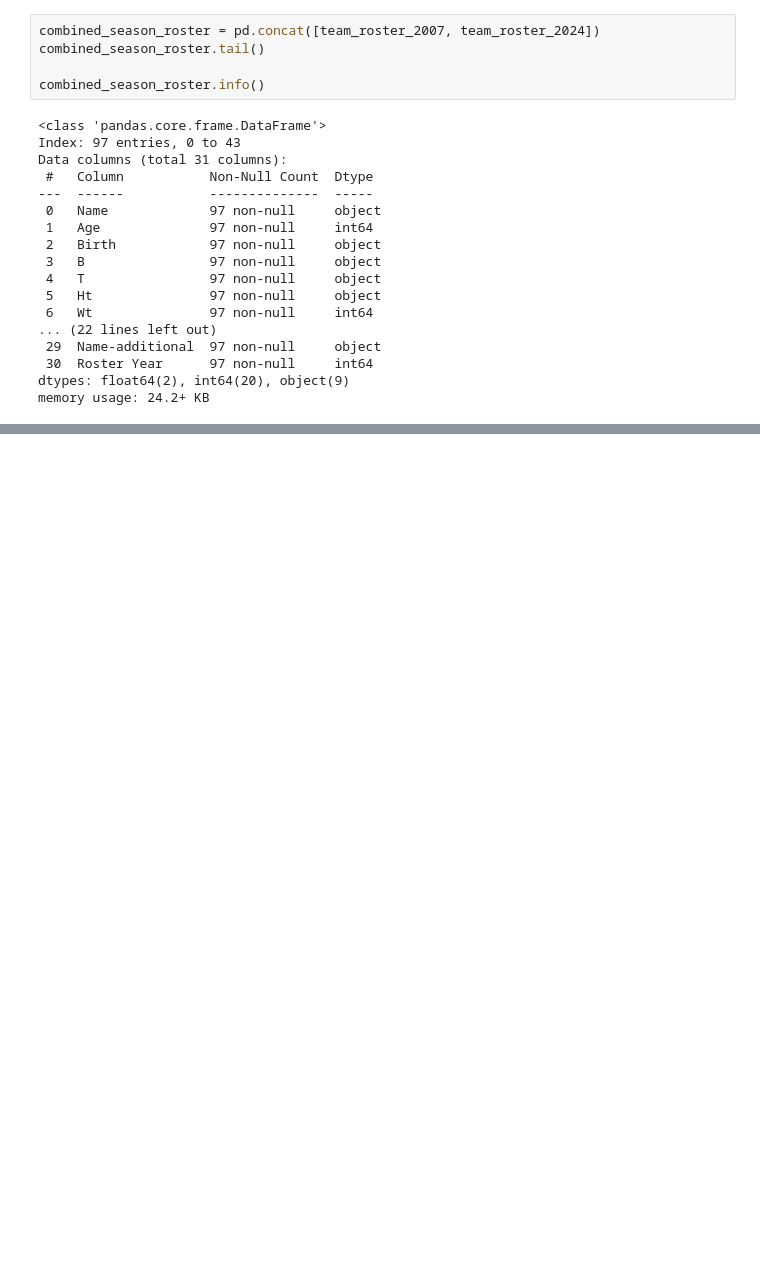
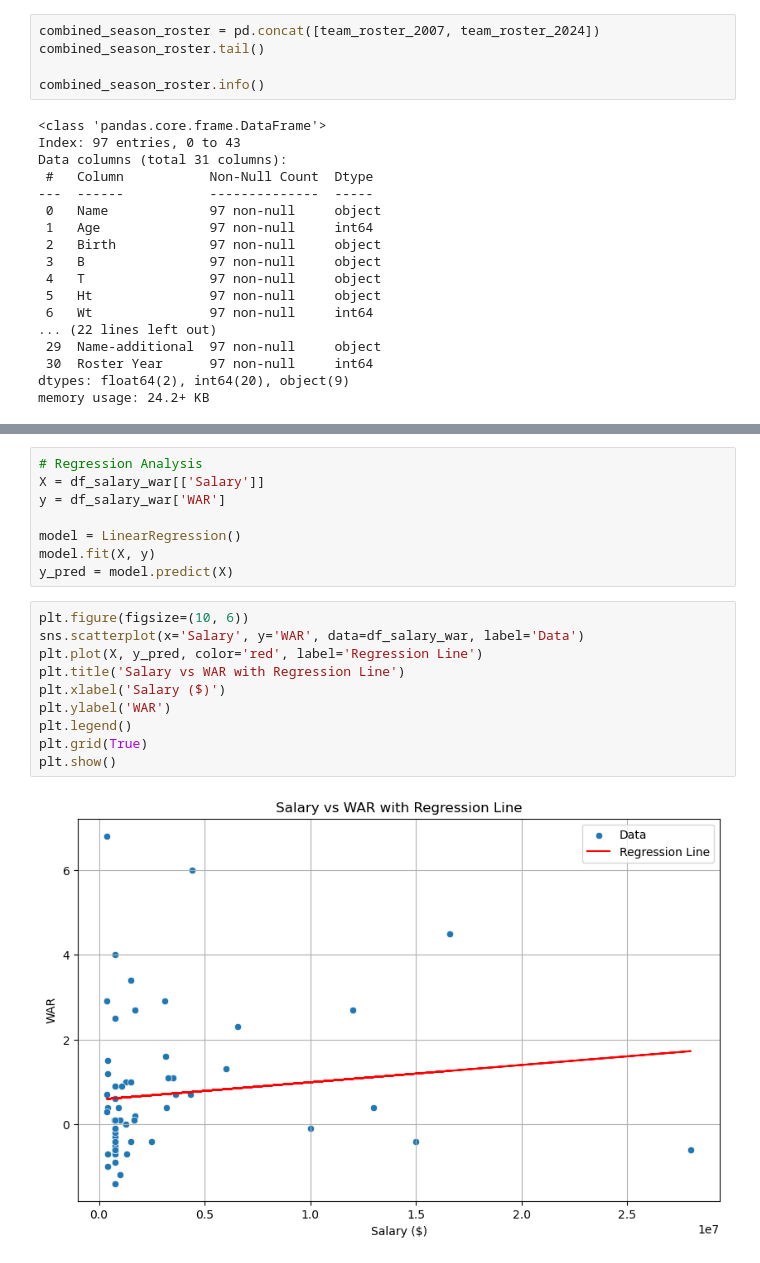
Before and after one commit to cassydm/rockies_moneyball_part-deux, a Jupyter notebook: Test_files/New_Sando.ipynb, the cells around one changed output, grey strips where cells are left out. Cells and saved outputs as stored; diff of their text form; blank space fills up the shorter version.

```diff
--- a/Test_files/New_Sando.ipynb
+++ b/Test_files/New_Sando.ipynb
@@ -128,0 +170,20 @@ plt.show()
+# %%
+# Regression Analysis
+X = df_salary_war[['Salary']]
+y = df_salary_war['WAR']
+
+model = LinearRegression()
+model.fit(X, y)
+y_pred = model.predict(X)
+# %%
+plt.figure(figsize=(10, 6))
+sns.scatterplot(x='Salary', y='WAR', data=df_salary_war, label='Data')
+plt.plot(X, y_pred, color='red', label='Regression Line')
+plt.title('Salary vs WAR with Regression Line')
+plt.xlabel('Salary ($)')
+plt.ylabel('WAR')
+plt.legend()
+plt.grid(True)
+plt.show()
+# %% [output]
+[figure, added]
```
Also changed, not shown: parts of 36 cells of this notebook, 2 other files.
